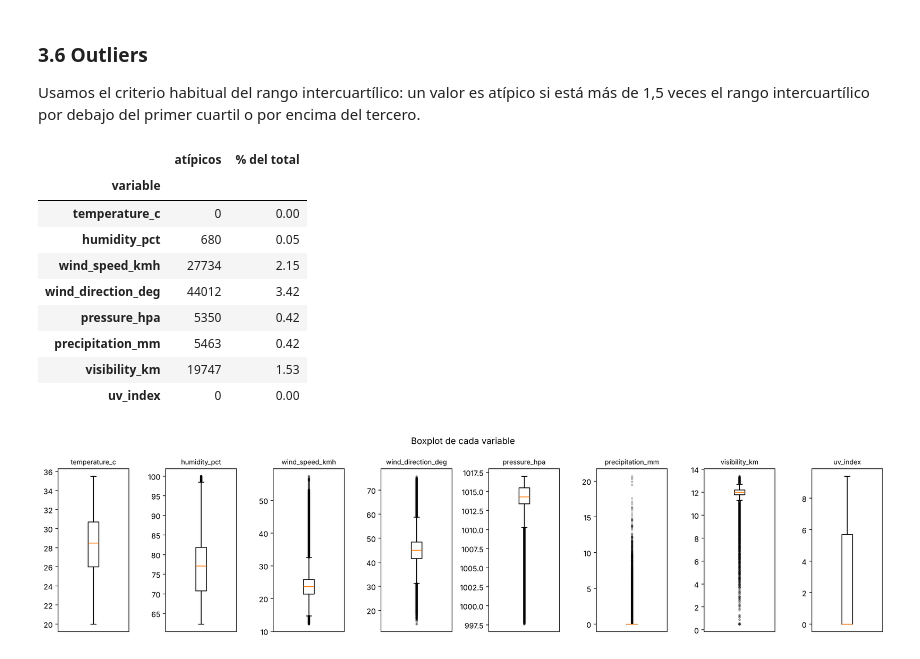
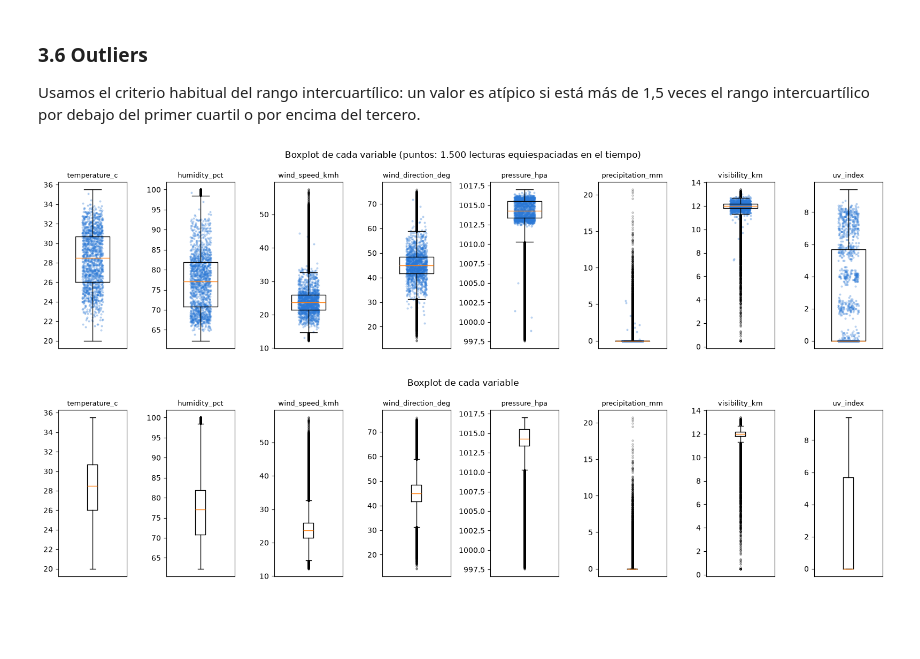
Before and after one commit to LucasToledanoDuque/Proyect_Computacion_HP, a Jupyter notebook: EDA/eda_datos.ipynb, the cells around one changed output. Saved outputs shown, nothing was run; the diff lists cells and outputs as text; code cells hidden in the pictures; blank space fills up the shorter version.

```diff
--- a/EDA/eda_datos.ipynb
+++ b/EDA/eda_datos.ipynb
@@ -272,24 +282,17 @@ Usamos el criterio habitual del rango intercuartílico: un valor es atípico si
 # %%
-filas = []
-for var in VARIABLES:
-    q1, q3 = lect[var].quantile([0.25, 0.75])
-    iqr = q3 - q1
-    atipicos = ((lect[var] < q1 - 1.5 * iqr) | (lect[var] > q3 + 1.5 * iqr)).sum()
-    filas.append({"variable": var, "atípicos": atipicos, "% del total": round(100 * atipicos / len(lect), 2)})
-outliers = pd.DataFrame(filas).set_index("variable")
-outliers.to_csv(TABLAS / "03_outliers.csv")
-outliers
+lect_orden = lect.sort_values("timestamp")
+
+fig, ejes = plt.subplots(1, 8, figsize=(16, 4))
+for eje, var in zip(ejes, VARIABLES):
+    eje.boxplot(lect[var], flierprops={"markersize": 2, "alpha": 0.3}, widths=0.5)
+    punto = lect_orden[var].iloc[np.linspace(0, len(lect_orden) - 1, 1500).round().astype(int)]
+    eje.scatter(1 + desplazamiento(len(punto)), punto, s=4, alpha=0.25, color=AZUL, zorder=0)
+    eje.set_title(var, fontsize=9)
+    eje.set_xticks([])
+fig.suptitle("Boxplot de cada variable (puntos: 1.500 lecturas equiespaciadas en el tiempo)")
+guardar(fig, "03_boxplots")
 # %% [output]
-|  | atípicos | % del total |
-| variable |  |  |
-| temperature_c | 0 | 0.00 |
-| humidity_pct | 680 | 0.05 |
-| wind_speed_kmh | 27734 | 2.15 |
-| wind_direction_deg | 44012 | 3.42 |
-| pressure_hpa | 5350 | 0.42 |
-| precipitation_mm | 5463 | 0.42 |
-| visibility_km | 19747 | 1.53 |
-| uv_index | 0 | 0.00 |
+[figure, added]
 # %%
 fig, ejes = plt.subplots(1, 8, figsize=(16, 4))
 for eje, var in zip(ejes, VARIABLES):
```
Also changed, not shown: parts of 17 cells of this notebook, 19 other files.
